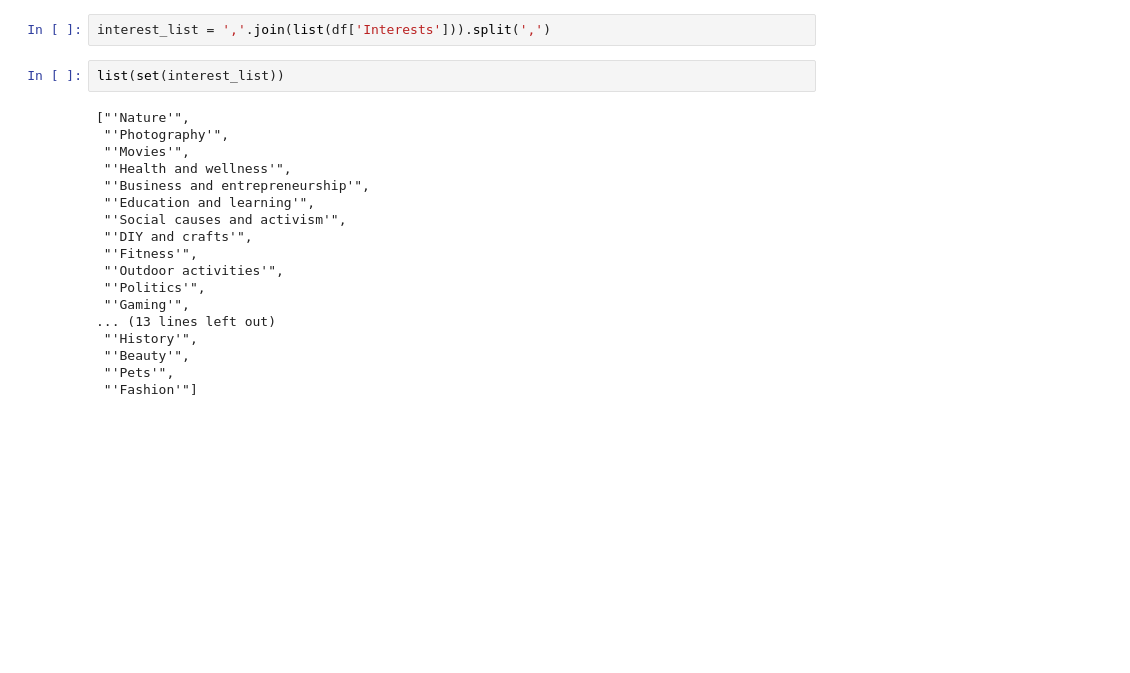
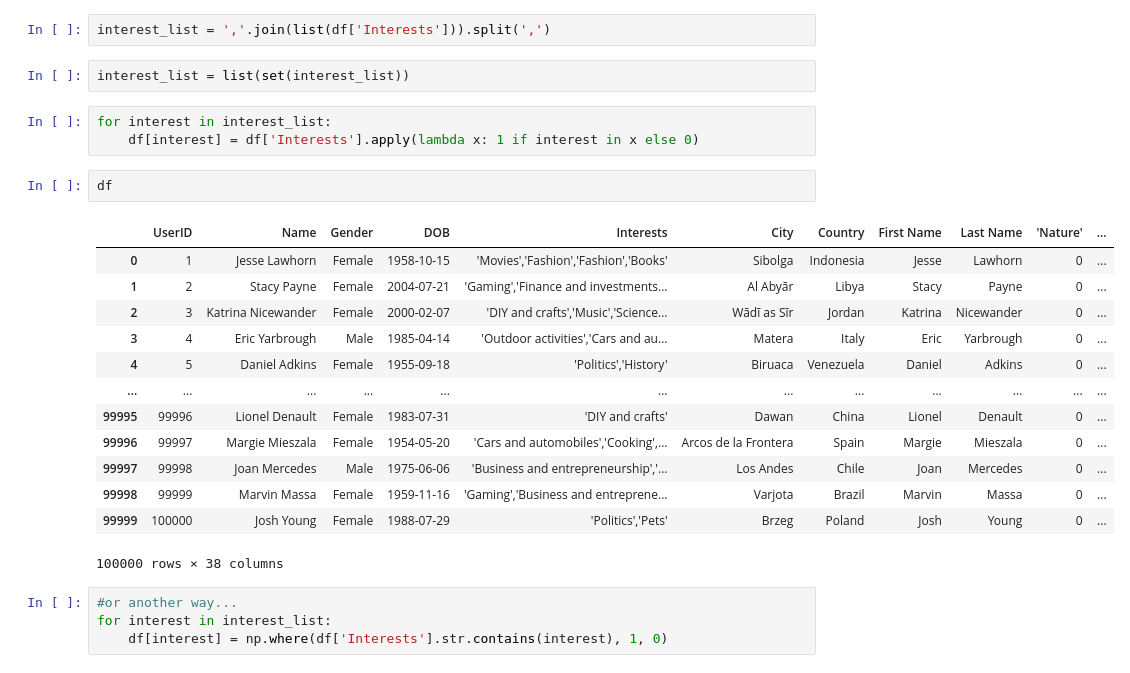
Before and after one commit to tomwillcode/9th_wave_cantek, a Jupyter notebook: SocialMediaData.ipynb, the cells around one changed output. Cells and saved outputs as stored; diff of their text form; blank space fills up the shorter version.

```diff
--- a/SocialMediaData.ipynb
+++ b/SocialMediaData.ipynb
@@ -238,22 +227,27 @@ df
 # %%
 interest_list = ','.join(list(df['Interests'])).split(',')
 # %%
-list(set(interest_list))
+interest_list = list(set(interest_list))
-# %% [output]
-["'Nature'",
- "'Photography'",
- "'Movies'",
- "'Health and wellness'",
- "'Business and entrepreneurship'",
- "'Education and learning'",
- "'Social causes and activism'",
- "'DIY and crafts'",
- "'Fitness'",
- "'Outdoor activities'",
- "'Politics'",
- "'Gaming'",
-... (13 lines left out)
- "'History'",
- "'Beauty'",
- "'Pets'",
- "'Fashion'"]
+# %%
+for interest in interest_list:
+    df[interest] = df['Interests'].apply(lambda x: 1 if interest in x else 0)
+# %%
+df
+# %% [output]
+|  | UserID | Name | Gender | DOB | Interests | City | Country | First Name | Last Name | 'Nature' | ... |
+| 0 | 1 | Jesse Lawhorn | Female | 1958-10-15 | 'Movies','Fashion','Fashion','Books' | Sibolga | Indonesia | Jesse | Lawhorn | 0 | ... |
+| 1 | 2 | Stacy Payne | Female | 2004-07-21 | 'Gaming','Finance and investments... | Al Abyār | Libya | Stacy | Payne | 0 | ... |
+| 2 | 3 | Katrina Nicewander | Female | 2000-02-07 | 'DIY and crafts','Music','Science... | Wādī as Sīr | Jordan | Katrina | Nicewander | 0 | ... |
+| 3 | 4 | Eric Yarbrough | Male | 1985-04-14 | 'Outdoor activities','Cars and au... | Matera | Italy | Eric | Yarbrough | 0 | ... |
+| 4 | 5 | Daniel Adkins | Female | 1955-09-18 | 'Politics','History' | Biruaca | Venezuela | Daniel | Adkins | 0 | ... |
+| ... | ... | ... | ... | ... | ... | ... | ... | ... | ... | ... | ... |
+| 99995 | 99996 | Lionel Denault | Female | 1983-07-31 | 'DIY and crafts' | Dawan | China | Lionel | Denault | 0 | ... |
+| 99996 | 99997 | Margie Mieszala | Female | 1954-05-20 | 'Cars and automobiles','Cooking',... | Arcos de la Frontera | Spain | Margie | Mieszala | 0 | ... |
+| 99997 | 99998 | Joan Mercedes | Male | 1975-06-06 | 'Business and entrepreneurship','... | Los Andes | Chile | Joan | Mercedes | 0 | ... |
+| 99998 | 99999 | Marvin Massa | Female | 1959-11-16 | 'Gaming','Business and entreprene... | Varjota | Brazil | Marvin | Massa | 0 | ... |
+| 99999 | 100000 | Josh Young | Female | 1988-07-29 | 'Politics','Pets' | Brzeg | Poland | Josh | Young | 0 | ... |
+100000 rows × 38 columns
+# %%
+#or another way...
+for interest in interest_list:
+    df[interest] = np.where(df['Interests'].str.contains(interest), 1, 0)
```
Also changed, not shown: parts of 17 cells of this notebook.
